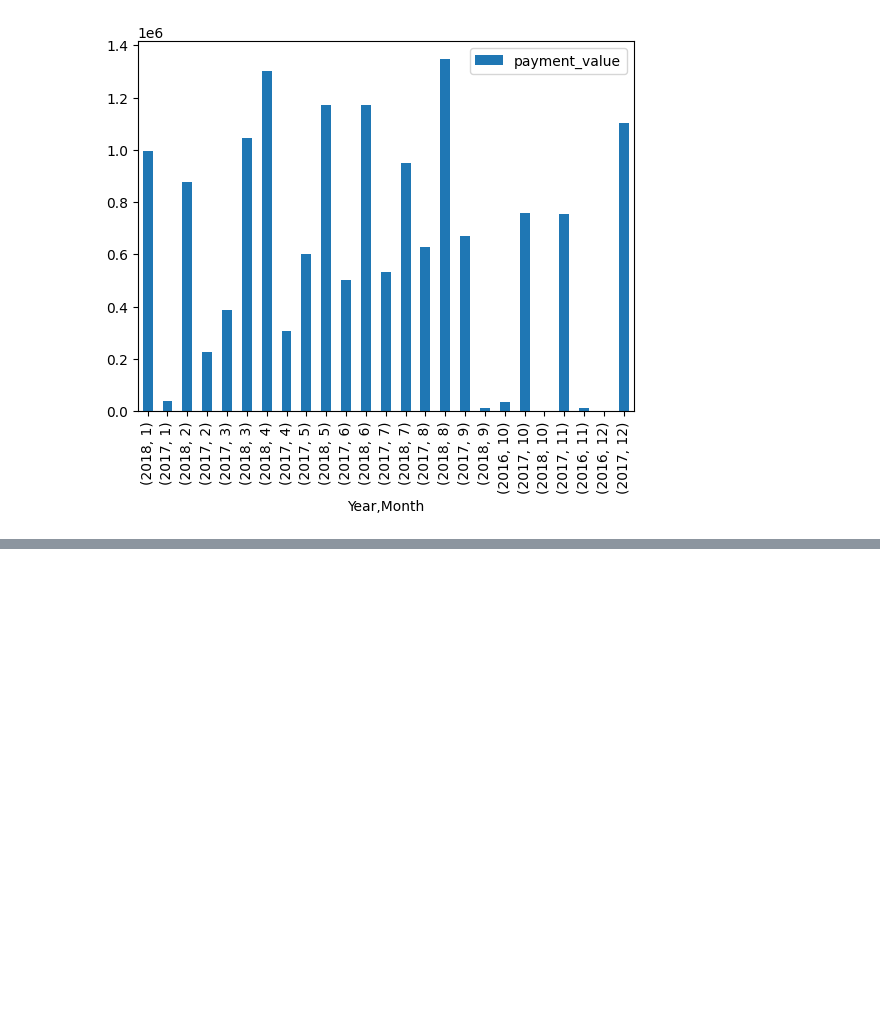
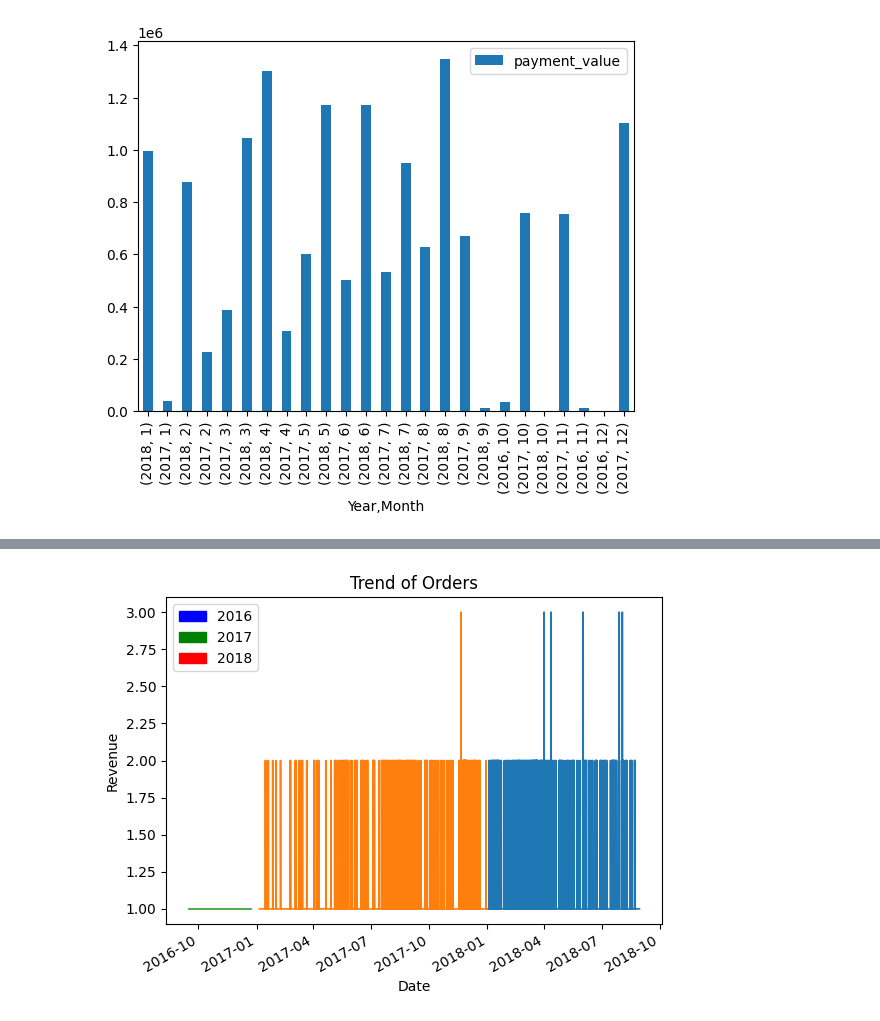
Before and after one commit to kanjamwingirwa/Olist, a Jupyter notebook: Olist_Analysis_Revised.ipynb, the cells around one changed output, grey strips where cells are left out. Cells and saved outputs as stored; diff of their text form; code cells hidden in the pictures; blank space fills up the shorter version.

```diff
--- a/Olist_Analysis_Revised.ipynb
+++ b/Olist_Analysis_Revised.ipynb
@@ -687,0 +701,6 @@ NotebookApp.rate_limit_window=3.0 (secs)
+# %%
+# Convert the date column to a datetime object
+orders_df['Date'] = pd.to_datetime(orders_df['order_purchase_timestamp'])
+#combined_df['Year'] = combined_df['order_delivered_customer_date'].dt.year
+#combined_df['Month'] = combined_df['order_delivered_customer_date'].dt.month
+#combined_df['Day']  = combined_df['order_delivered_customer_date'].dt.day
@@ -687,0 +717,4 @@ NotebookApp.rate_limit_window=3.0 (secs)
+# %%
+orders_df['Year'] = orders_df['Date'].dt.year
+orders_df['Month'] = orders_df['Date'].dt.month
+orders_df['Day']  = orders_df['Date'].dt.day
@@ -687,0 +730,3 @@ NotebookApp.rate_limit_window=3.0 (secs)
+# %%
+orders_df['Day']  = orders_df['Date'].dt.day_name()
+#orders_df['Date'].dt.day_name()
@@ -687,0 +742,19 @@ NotebookApp.rate_limit_window=3.0 (secs)
+# %%
+def plot_trend(years:list, combined_df):
+    for year in years:
+        new_df = orders_df[orders_df['Year'] == year]
+        new_df.groupby('Date')['order_id'].count().plot(linewidth=1.2,
+                                             ylabel='Revenue',
+                                             xlabel='Date',
+                                             title='Trend of Orders');
+# %%
+
+import matplotlib.patches as patches
+
+year1 = patches.Patch(color='blue', label='2016')
+year2 = patches.Patch(color='green', label='2017')
+year3 = patches.Patch(color='red', label='2018')
+plot_trend(years, combined_df)
+plt.legend(handles=[year1,year2,year3], loc=2);
+# %% [output]
+[figure, added]
```
Also changed, not shown: parts of 100 cells of this notebook.
